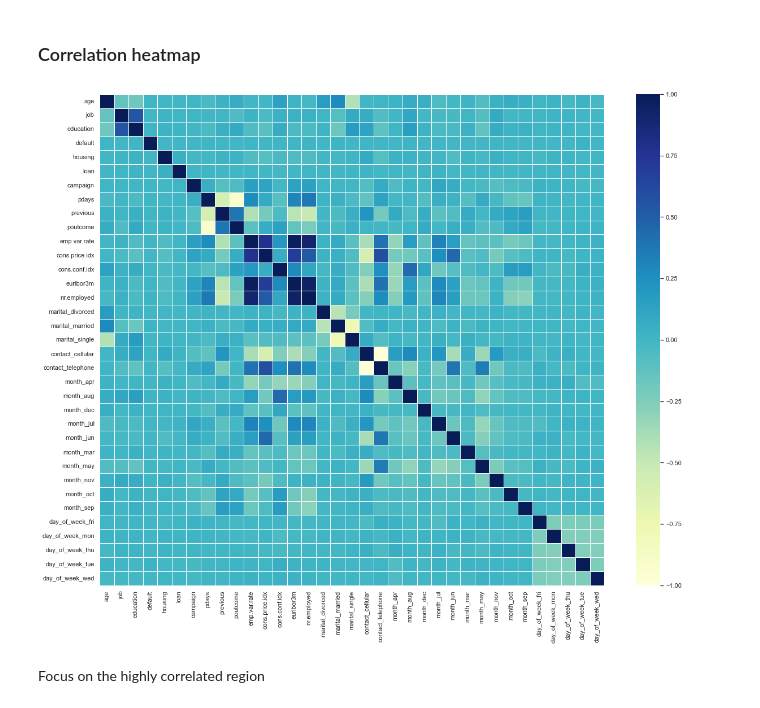
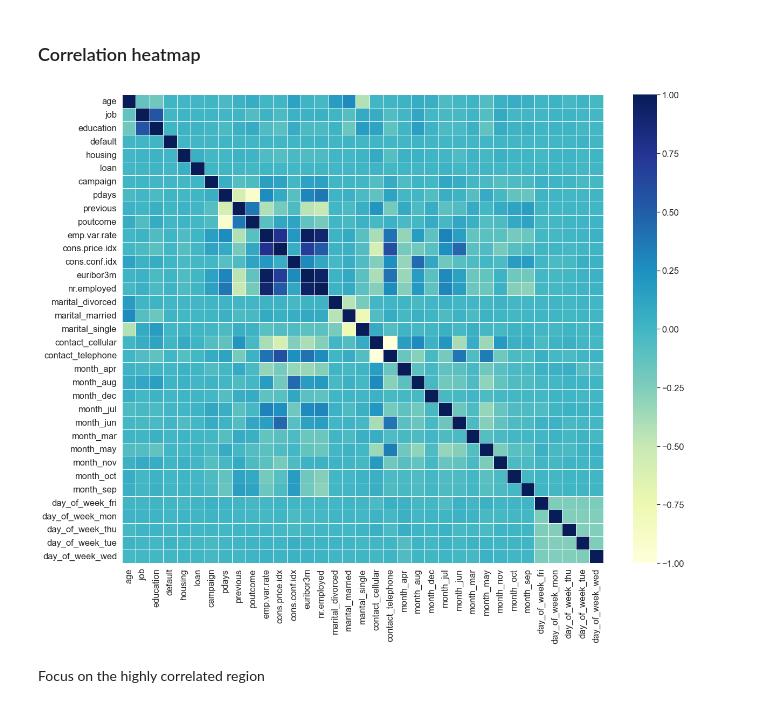
Before and after one commit to JumpyJumpy/Portuguese_Bank_Marketing_Data_Set, a Jupyter notebook: code/eda.ipynb, the cells around one changed output. Cells and saved outputs as stored; diff of their text form; code cells hidden in the pictures.

```diff
--- a/code/eda.ipynb
+++ b/code/eda.ipynb
@@ -169,14 +191,14 @@ Only "Campaign" looks significant. -> People are less likely to subscribe as pho
 # %%
 bank_flattened = pd.read_csv("../data/bank_imputed_imp.csv")
 bank_y = bank_flattened["y"]
 bank_flattened = bank_flattened.drop(columns = ["y"])
 
 plt.figure(figsize = (20, 16))
-sns.set(font_scale = 1)
+sns.set(font_scale = 1.5)
 sns.heatmap(bank_flattened.corr(), cmap = "YlGnBu", linewidth = 1)
 plt.show()
 # %% [output]
-[figure, old version]
+[figure, new version]
 # %% [markdown]
 Focus on the highly correlated region
 # %%
```
Also changed, not shown: parts of 8 cells of this notebook, 5 other files.
